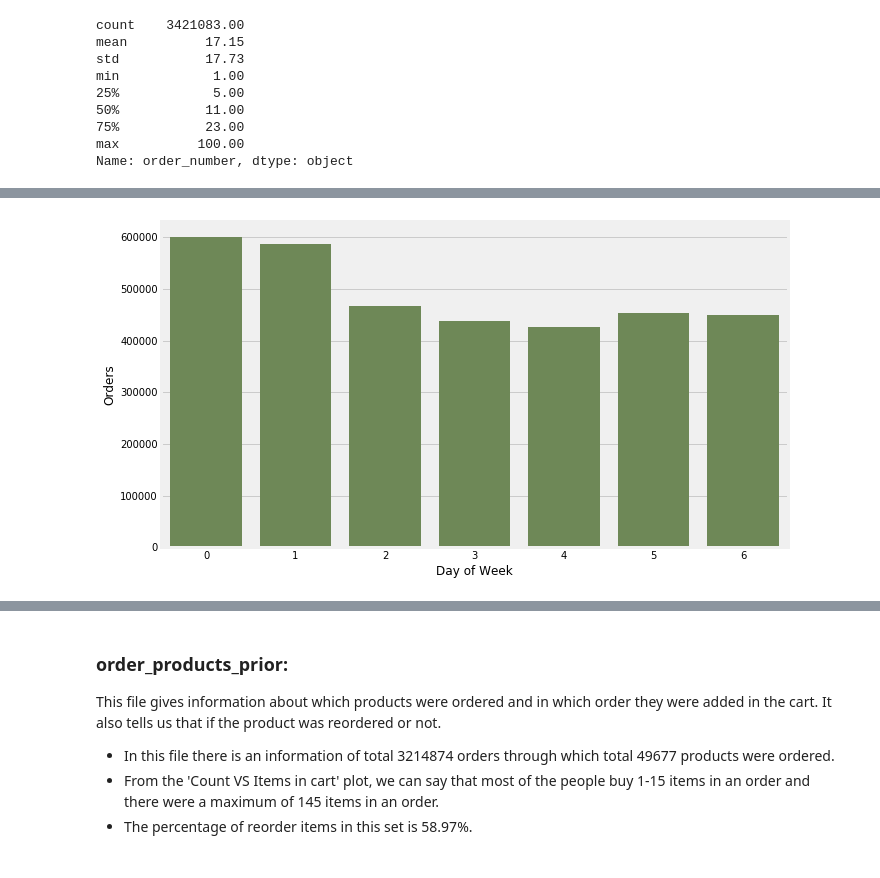
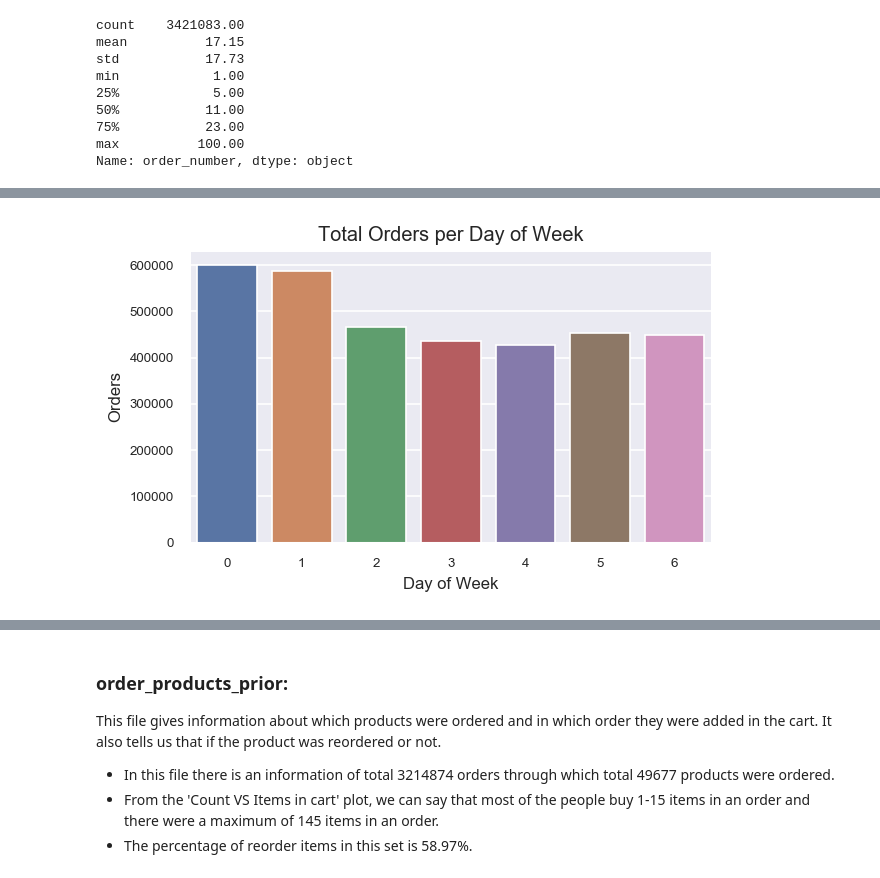
Before and after one commit to archd3sai/Instacart-Market-Basket-Analysis, a Jupyter notebook: Data Description and Analysis.ipynb, the cells around one changed output, grey strips where cells are left out. Saved outputs shown, nothing was run; the diff lists cells and outputs as text; code cells hidden in the pictures.

```diff
--- a/Data Description and Analysis.ipynb
+++ b/Data Description and Analysis.ipynb
@@ -14,7 +14,7 @@ matplotlib.rcParams['figure.dpi'] = 120 #resolution
 matplotlib.rcParams['figure.figsize'] = (8,6) #figure size
 
 import matplotlib.pyplot as plt
-plt.style.use('fivethirtyeight')
+sns.set_style('darkgrid')
 import seaborn as sns
 color = sns.color_palette()
 
@@ -220,8 +225,11 @@ plt.show()
 # %%
-fig, ax = plt.subplots(figsize = (10,6))
-ax = sns.countplot(orders.order_dow, color = color[3])
-ax.set_xlabel('Day of Week')
-ax.set_ylabel('Orders')
+fig, ax = plt.subplots(figsize = (5,3))
+ax = sns.countplot(orders.order_dow)
+ax.set_xlabel('Day of Week', size = 10)
+ax.set_ylabel('Orders', size = 10)
+ax.tick_params(axis = 'both', labelsize = 8)
+ax.set_title('Total Orders per Day of Week')
+fig.savefig('Total Orders per Day of Week.png')
 plt.show()
 # %% [output]
-[figure, old version]
+[figure, new version]
```
Also changed, not shown: parts of 16 cells of this notebook.
